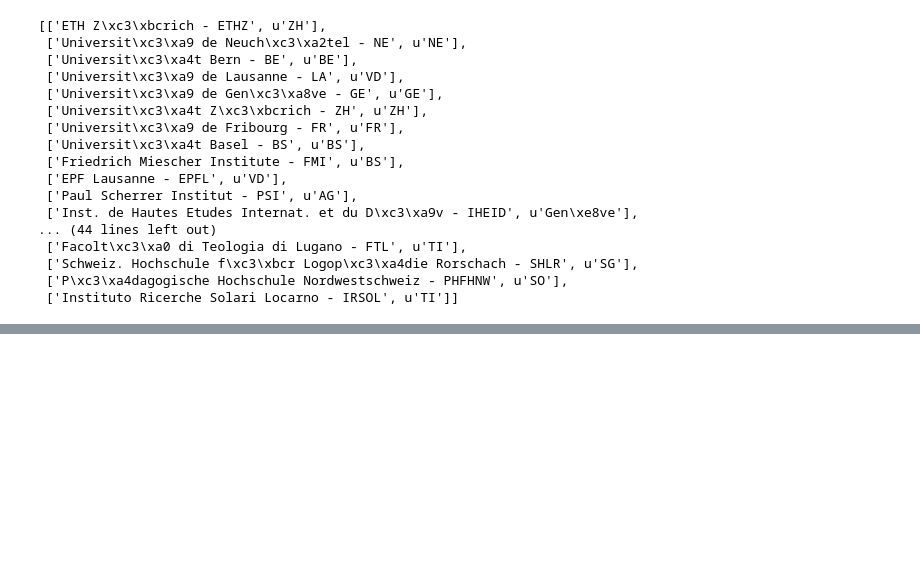
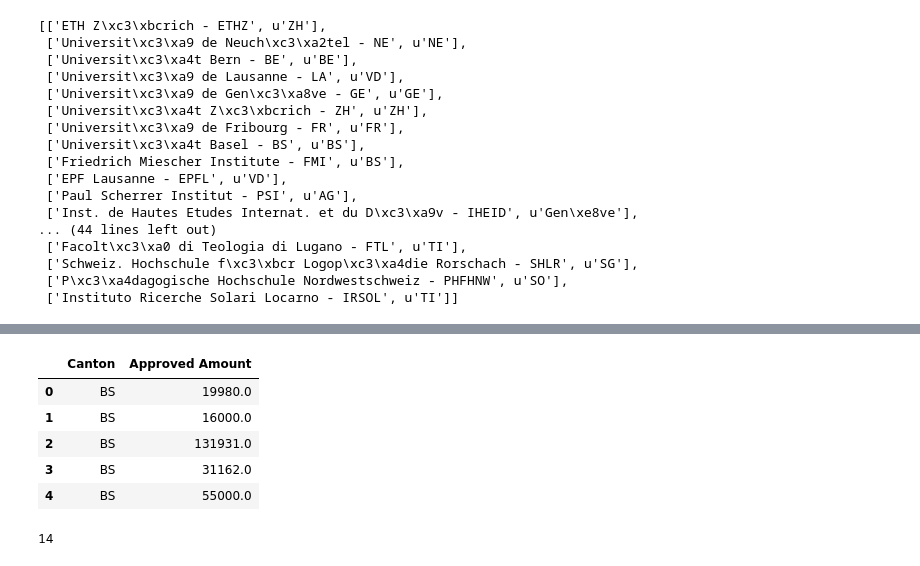
Before and after one commit to amirsh/ada-ana, a Jupyter notebook: HW3-notebooks/HW3.ipynb, the cells around one changed output, grey strips where cells are left out. Drawn from its saved outputs; the diff is of its cells as text; code cells hidden in the pictures; blank space fills up the shorter version.

```diff
--- a/HW3-notebooks/HW3.ipynb
+++ b/HW3-notebooks/HW3.ipynb
@@ -246,0 +351,10 @@ with open('data/unicantons-notspecified.json', 'w') as outfile:
+# %%
+df2=pd.merge(test_data_1, df)[["Canton", "Approved Amount"]]
+df2.head()
+# %% [output]
+|  | Canton | Approved Amount |
+| 0 | BS | 19980.0 |
+| 1 | BS | 16000.0 |
+| 2 | BS | 131931.0 |
+| 3 | BS | 31162.0 |
+| 4 | BS | 55000.0 |
@@ -246,0 +363,4 @@ with open('data/unicantons-notspecified.json', 'w') as outfile:
+# %%
+canton_amount.size
+# %% [output]
+14
```
Also changed, not shown: parts of 15 cells of this notebook, 2 other files.
